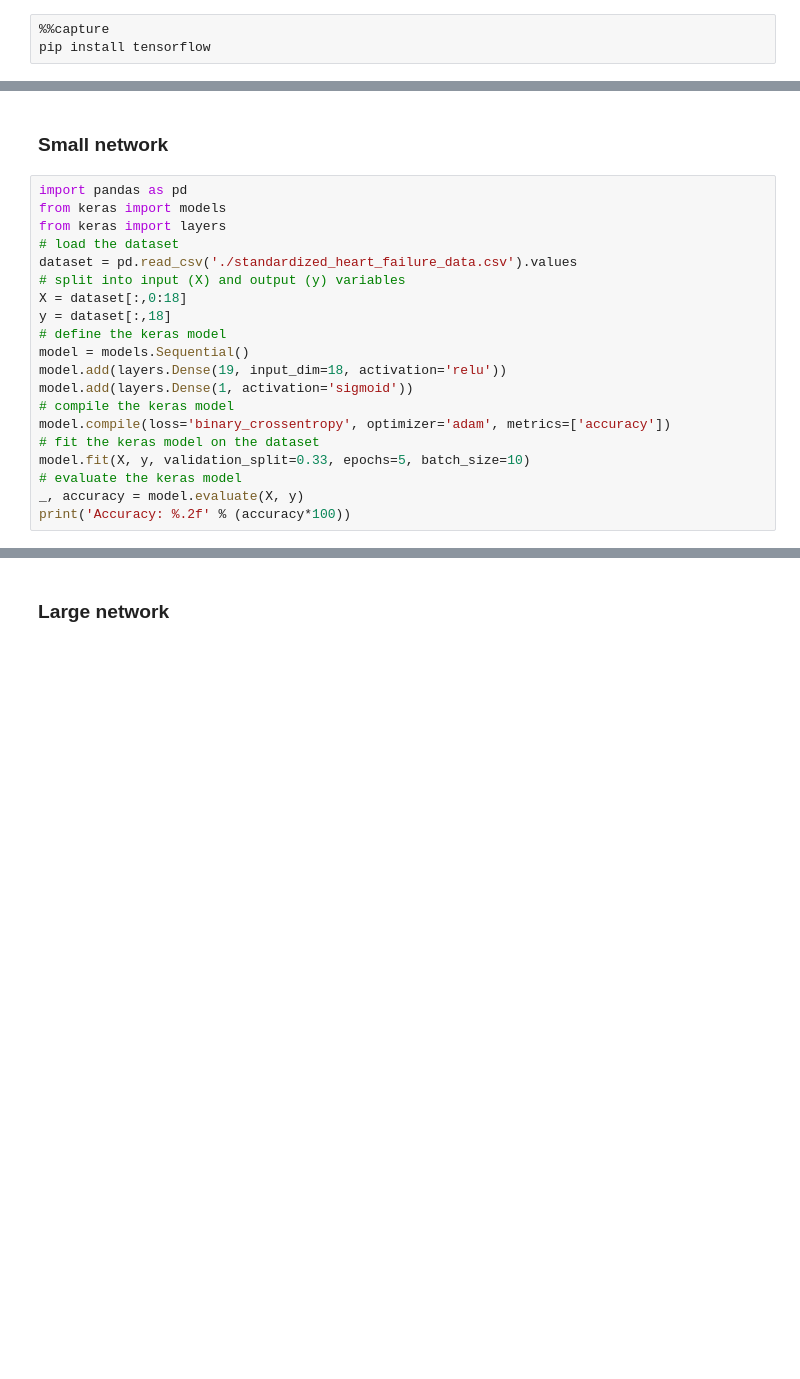
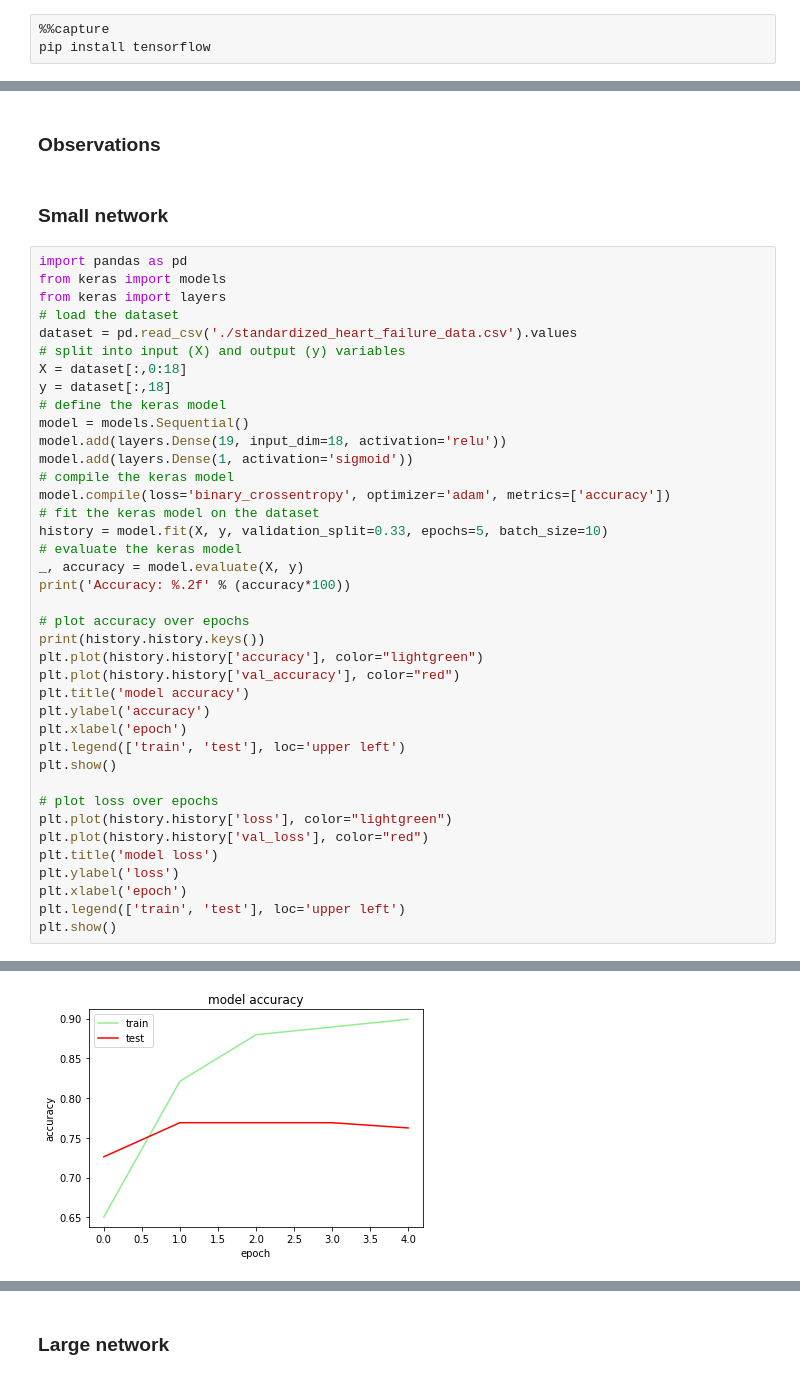
Before and after one commit to Finnian-HBLR/Health-Data-Project---Heart-Failure-Prediction, a Jupyter notebook: Heart Failure Prediction.ipynb, the cells around one changed output, grey strips where cells are left out. Cells and saved outputs as stored; diff of their text form; blank space fills up the shorter version.

Commit message:
Added machine learning visualisations

```diff
--- a/Heart Failure Prediction.ipynb
+++ b/Heart Failure Prediction.ipynb
@@ -594,3 +704,5 @@ pip install tensorflow
+# %% [markdown]
+### Observations
 # %% [markdown]
 ### Small network
 # %%
@@ -609,9 +721,28 @@ model.add(layers.Dense(1, activation='sigmoid'))
 # compile the keras model
 model.compile(loss='binary_crossentropy', optimizer='adam', metrics=['accuracy'])
 # fit the keras model on the dataset
-model.fit(X, y, validation_split=0.33, epochs=5, batch_size=10)
+history = model.fit(X, y, validation_split=0.33, epochs=5, batch_size=10)
 # evaluate the keras model
 _, accuracy = model.evaluate(X, y)
 print('Accuracy: %.2f' % (accuracy*100))
+
+# plot accuracy over epochs
+print(history.history.keys())
+plt.plot(history.history['accuracy'], color="lightgreen")
+plt.plot(history.history['val_accuracy'], color="red")
+plt.title('model accuracy')
+plt.ylabel('accuracy')
+plt.xlabel('epoch')
+plt.legend(['train', 'test'], loc='upper left')
+plt.show()
+
+# plot loss over epochs
+plt.plot(history.history['loss'], color="lightgreen")
+plt.plot(history.history['val_loss'], color="red")
+plt.title('model loss')
+plt.ylabel('loss')
+plt.xlabel('epoch')
+plt.legend(['train', 'test'], loc='upper left')
+plt.show()
 # %% [output]
 Epoch 1/5
@@ -628,0 +761 @@ Accuracy: 85.73
+[figure, added]
```
Also changed, not shown: parts of 24 cells of this notebook, 1 other file.
